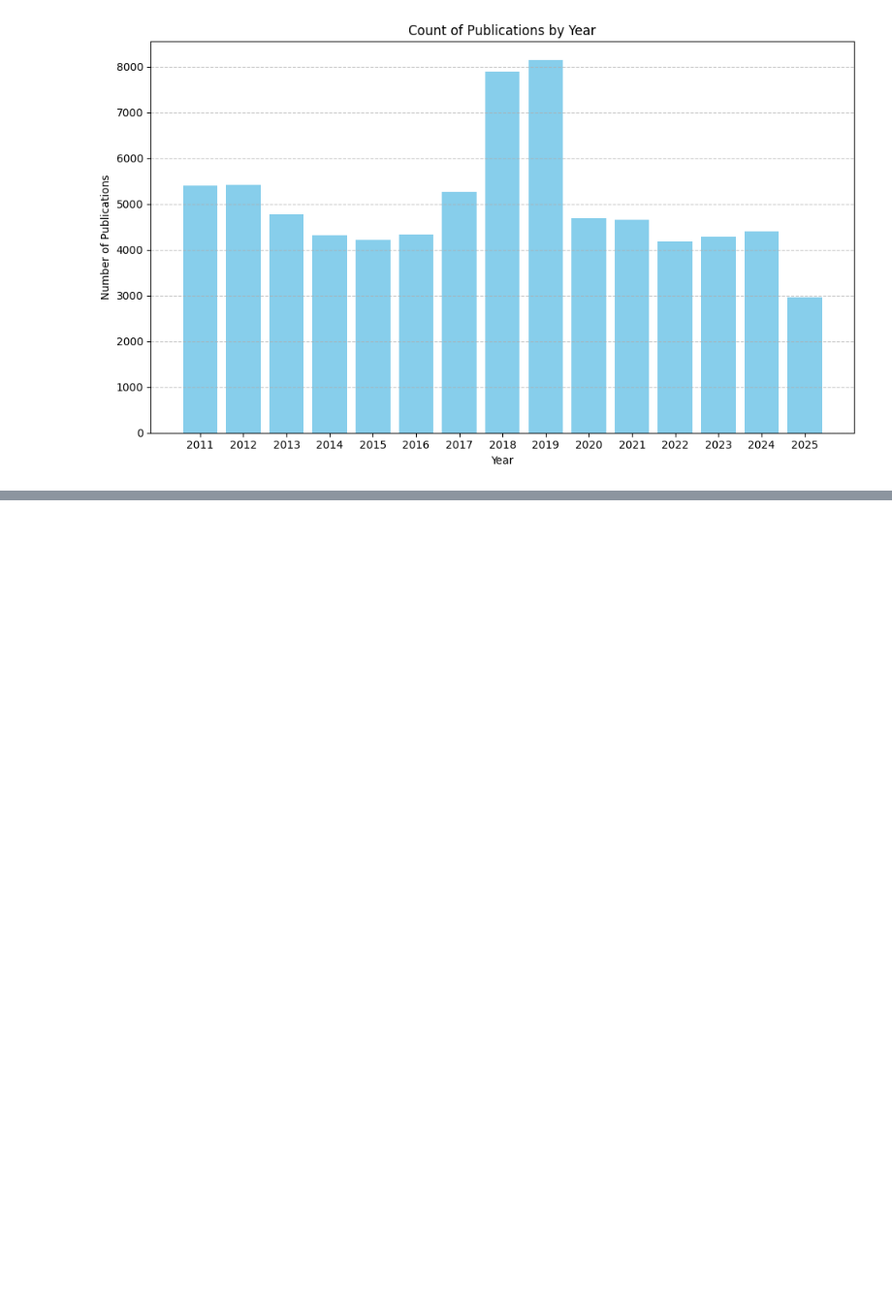
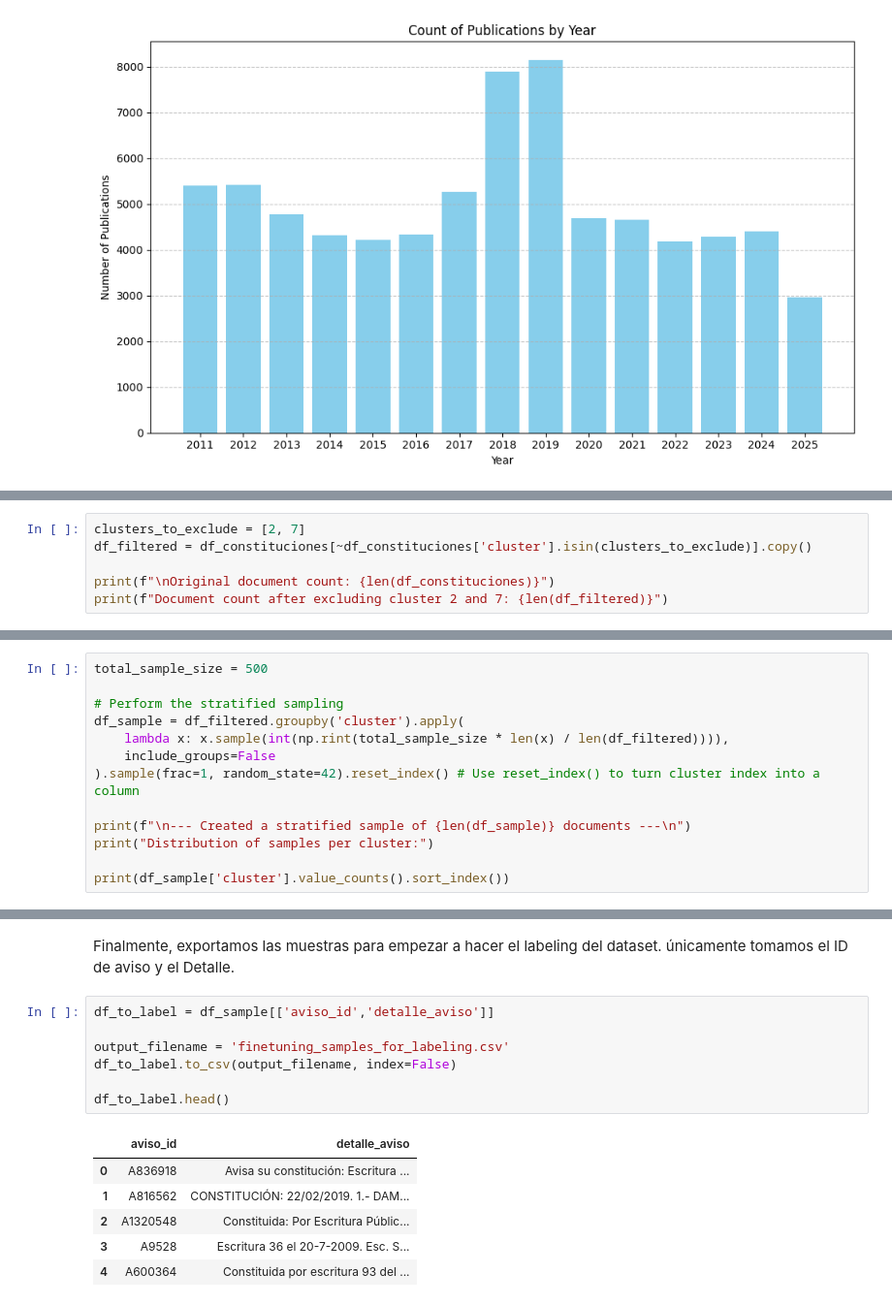
Before and after one commit to Gberlati/bulletin-analysis, a Jupyter notebook: notebooks/eda.ipynb, the cells around one changed output, grey strips where cells are left out. Shown at 97% size. Cells and saved outputs as stored; diff of their text form; blank space fills up the shorter version.

```diff
--- a/notebooks/eda.ipynb
+++ b/notebooks/eda.ipynb
@@ -129,0 +418,6 @@ plot_fecha_publicacion(df_constituciones)
+# %%
+clusters_to_exclude = [2, 7]
+df_filtered = df_constituciones[~df_constituciones['cluster'].isin(clusters_to_exclude)].copy()
+
+print(f"\nOriginal document count: {len(df_constituciones)}")
+print(f"Document count after excluding cluster 2 and 7: {len(df_filtered)}")
@@ -129,0 +429,13 @@ plot_fecha_publicacion(df_constituciones)
+# %%
+total_sample_size = 500
+
+# Perform the stratified sampling
+df_sample = df_filtered.groupby('cluster').apply(
+    lambda x: x.sample(int(np.rint(total_sample_size * len(x) / len(df_filtered)))),
+    include_groups=False
+).sample(frac=1, random_state=42).reset_index() # Use reset_index() to turn cluster index into a column
+
+print(f"\n--- Created a stratified sample of {len(df_sample)} documents ---\n")
+print("Distribution of samples per cluster:")
+
+print(df_sample['cluster'].value_counts().sort_index())
@@ -129,0 +454,16 @@ plot_fecha_publicacion(df_constituciones)
+# %% [markdown]
+Finalmente, exportamos las muestras para empezar a hacer el labeling del dataset. únicamente tomamos el ID de aviso y el Detalle.
+# %%
+df_to_label = df_sample[['aviso_id','detalle_aviso']]
+
+output_filename = 'finetuning_samples_for_labeling.csv'
+df_to_label.to_csv(output_filename, index=False)
+
+df_to_label.head()
+# %% [output]
+|  | aviso_id | detalle_aviso |
+| 0 | A836918 | Avisa su constitución: Escritura ... |
+| 1 | A816562 | CONSTITUCIÓN: 22/02/2019. 1.- DAM... |
+| 2 | A1320548 | Constituida: Por Escritura Públic... |
+| 3 | A9528 | Escritura 36 el 20-7-2009. Esc. S... |
+| 4 | A600364 | Constituida por escritura 93 del ... |
```
Also changed, not shown: parts of 51 cells of this notebook, 5 other files.
